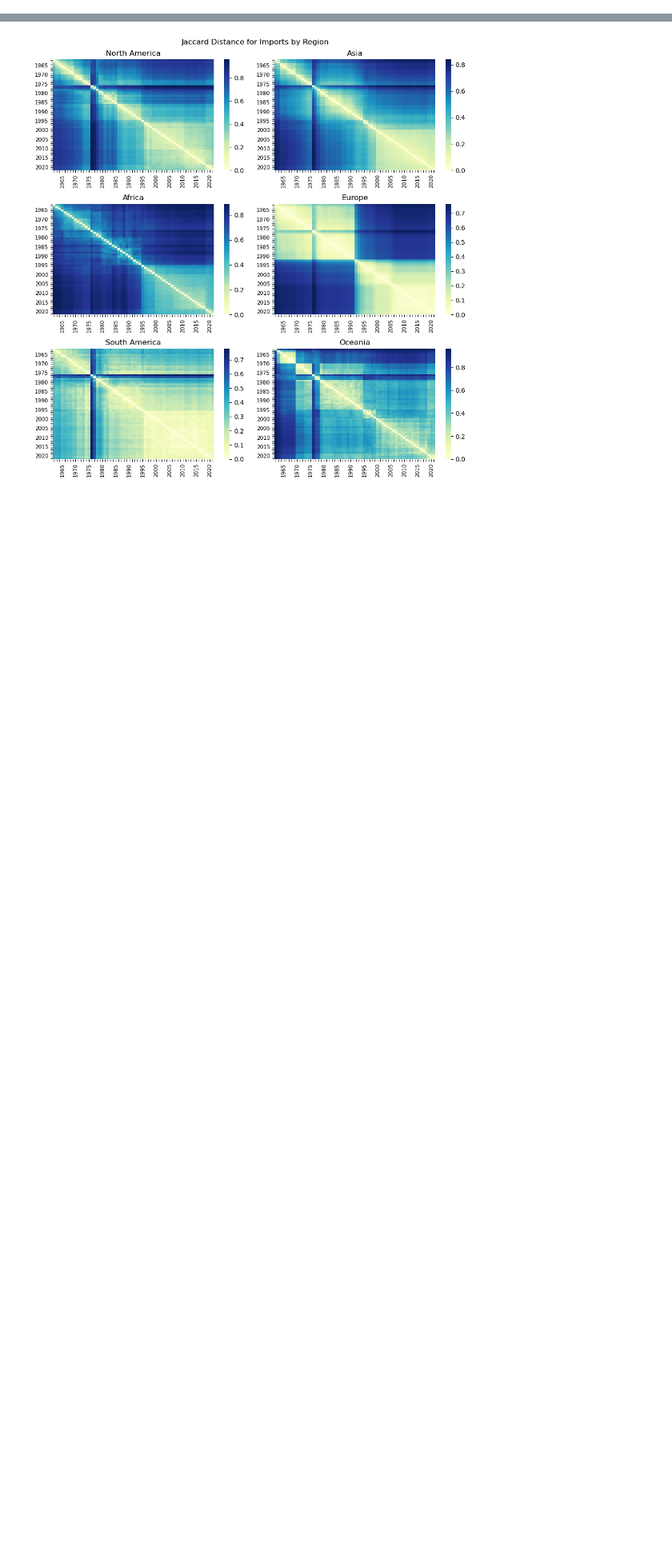
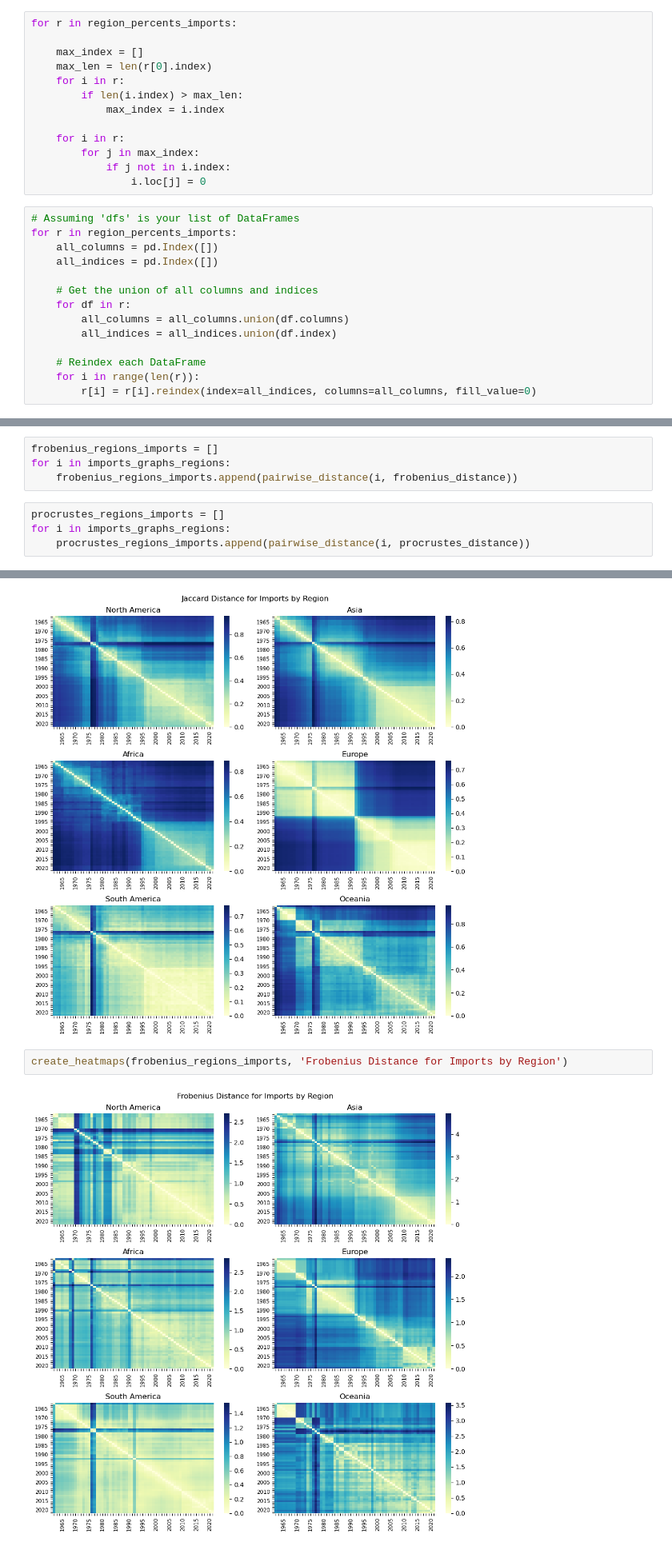
Before and after one commit to soschuetze/Trade-GNN-ChangePoint, a Jupyter notebook: network_exploration.ipynb, the cells around one changed output, grey strips where cells are left out. Shown at 80% size. Cells and saved outputs as stored; diff of their text form; blank space fills up the shorter version.

Commit message:
Distances by region

```diff
--- a/network_exploration.ipynb
+++ b/network_exploration.ipynb
@@ -524,3 +561,30 @@ for r in region_percents_imports:
+# %%
+for r in region_percents_imports:
+
+    max_index = []
+    max_len = len(r[0].index)
+    for i in r:
+        if len(i.index) > max_len:
+            max_index = i.index
+
+    for i in r:
+        for j in max_index:
+            if j not in i.index:
+                i.loc[j] = 0
+# %%
+# Assuming 'dfs' is your list of DataFrames
+for r in region_percents_imports:
+    all_columns = pd.Index([])
+    all_indices = pd.Index([])
+
+    # Get the union of all columns and indices
+    for df in r:
+        all_columns = all_columns.union(df.columns)
+        all_indices = all_indices.union(df.index)
+
+    # Reindex each DataFrame
+    for i in range(len(r)):
+        r[i] = r[i].reindex(index=all_indices, columns=all_columns, fill_value=0)
 # %%
 imports_graphs_regions = []
 
@@ -537,6 +601,14 @@ with open('region_graphs_imports.pkl', 'wb') as file:
 jaccard_regions_imports = []
 for i in imports_graphs_regions:
     jaccard_regions_imports.append(pairwise_distance(i, jaccard_distance))
+# %%
+frobenius_regions_imports = []
+for i in imports_graphs_regions:
+    frobenius_regions_imports.append(pairwise_distance(i, frobenius_distance))
+# %%
+procrustes_regions_imports = []
+for i in imports_graphs_regions:
+    procrustes_regions_imports.append(pairwise_distance(i, procrustes_distance))
 # %% [markdown]
 ### Graphing
 # %%
@@ -587,3 +659,7 @@ create_heatmaps(jaccard_regions_exports, 'Jaccard Distance for Exports by Region
 create_heatmaps(jaccard_regions_imports, 'Jaccard Distance for Imports by Region')
 # %% [output]
 [figure]
+# %%
+create_heatmaps(frobenius_regions_imports, 'Frobenius Distance for Imports by Region')
+# %% [output]
+[figure, added]
```
Also changed, not shown: parts of 10 cells of this notebook.
